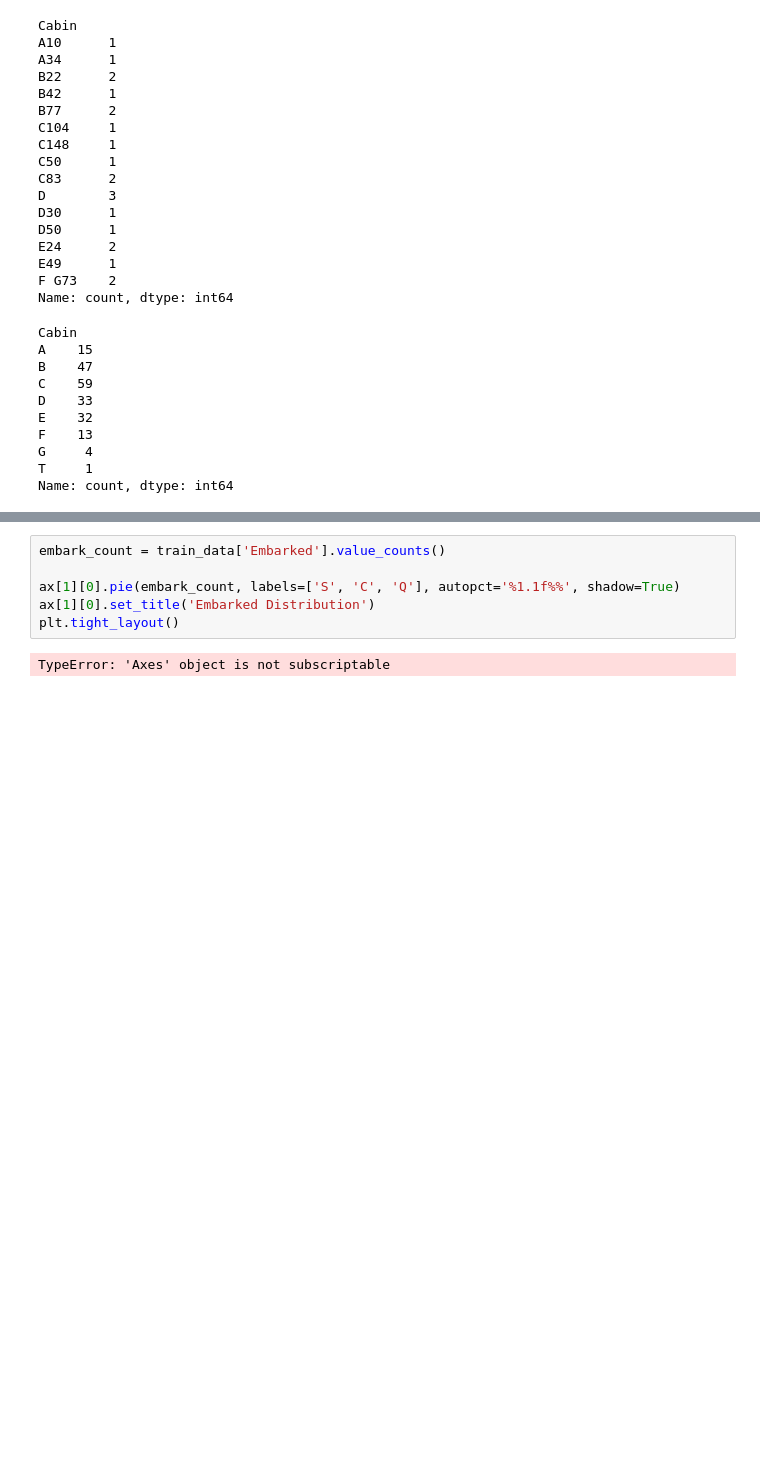
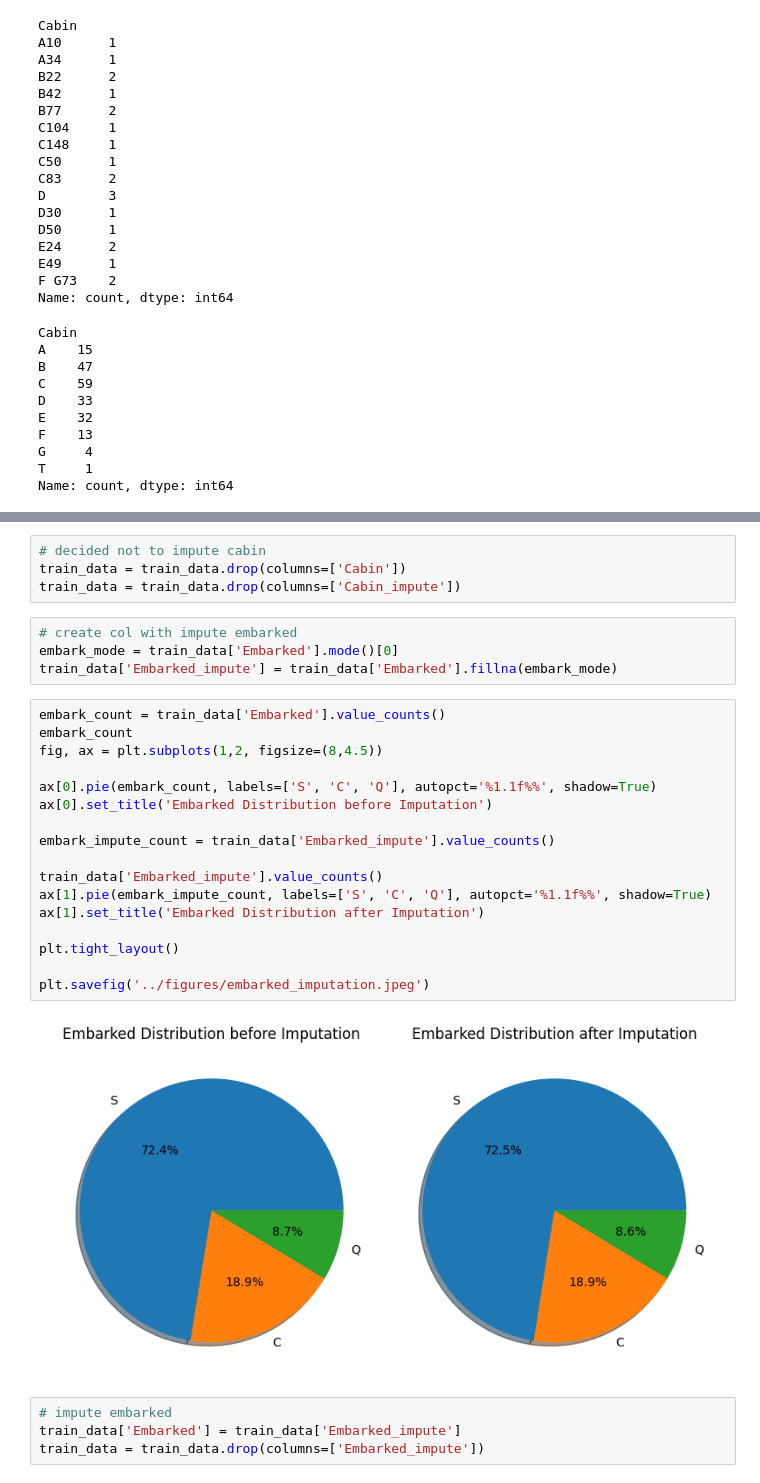
Before and after one commit to pkdc/titanic-survival-prediction, a Jupyter notebook: notebook/titanic.ipynb, the cells around one changed output, grey strips where cells are left out. Drawn from its saved outputs; the diff is of its cells as text; blank space fills up the shorter version.

Commit message:
Imputed suitable cols

```diff
--- a/notebook/titanic.ipynb
+++ b/notebook/titanic.ipynb
@@ -255,8 +259,31 @@ Text(0.5, 1.0, 'Cabin Distribution after Imputation')
+# %%
+# decided not to impute cabin
+train_data = train_data.drop(columns=['Cabin'])
+train_data = train_data.drop(columns=['Cabin_impute'])
+# %%
+# create col with impute embarked
+embark_mode = train_data['Embarked'].mode()[0]
+train_data['Embarked_impute'] = train_data['Embarked'].fillna(embark_mode)
 # %%
 embark_count = train_data['Embarked'].value_counts()
+embark_count
+fig, ax = plt.subplots(1,2, figsize=(8,4.5))
 
-ax[1][0].pie(embark_count, labels=['S', 'C', 'Q'], autopct='%1.1f%%', shadow=True)
-ax[1][0].set_title('Embarked Distribution')
+ax[0].pie(embark_count, labels=['S', 'C', 'Q'], autopct='%1.1f%%', shadow=True)
+ax[0].set_title('Embarked Distribution before Imputation')
+
+embark_impute_count = train_data['Embarked_impute'].value_counts()
+
+train_data['Embarked_impute'].value_counts()
+ax[1].pie(embark_impute_count, labels=['S', 'C', 'Q'], autopct='%1.1f%%', shadow=True)
+ax[1].set_title('Embarked Distribution after Imputation')
+
 plt.tight_layout()
+
+plt.savefig('../figures/embarked_imputation.jpeg')
 # %% [output]
-TypeError: 'Axes' object is not subscriptable
+[figure, added]
+# %%
+# impute embarked
+train_data['Embarked'] = train_data['Embarked_impute']
+train_data = train_data.drop(columns=['Embarked_impute'])
```
Also changed, not shown: parts of 10 cells of this notebook, 7 other files.
